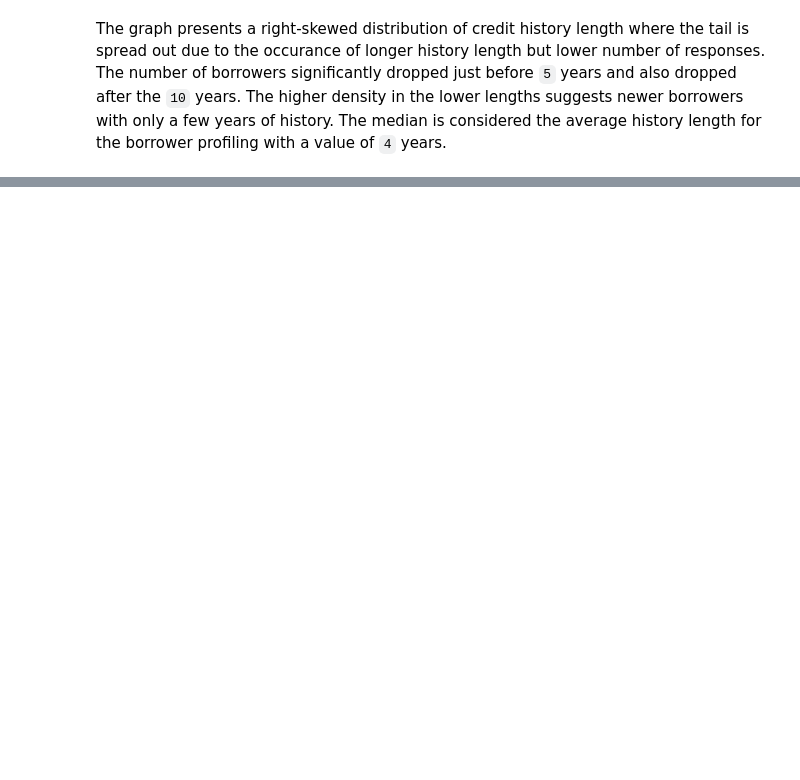
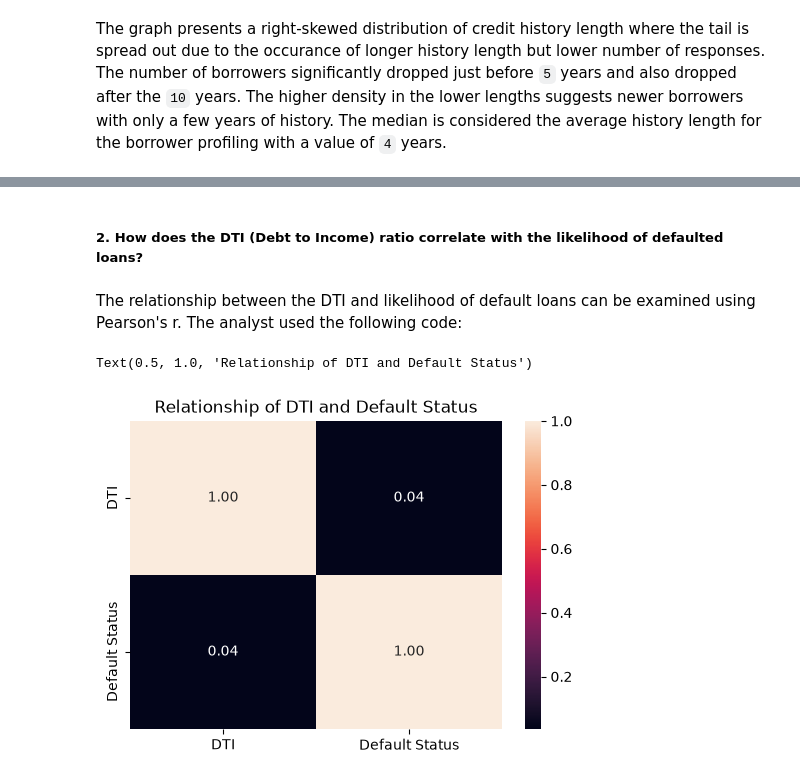
Before and after one commit to Lastlight10/credit_load_risk_data_analysis, a Jupyter notebook: 2_data_analysis_exploration.ipynb, the cells around one changed output, grey strips where cells are left out. Saved outputs shown, nothing was run; the diff lists cells and outputs as text; code cells hidden in the pictures; blank space fills up the shorter version.

```diff
--- a/2_data_analysis_exploration.ipynb
+++ b/2_data_analysis_exploration.ipynb
@@ -938,0 +971,29 @@ The graph presents a right-skewed distribution of credit history length where th
+# %% [markdown]
+##### 2. How does the DTI (Debt to Income) ratio correlate with the likelihood of defaulted loans?
+# %% [markdown]
+The relationship between the DTI and likelihood of default loans can be examined using Pearson's r. The analyst used the following code:
+# %%
+# Load dataset and assign the needed variables
+dataset = pd.read_csv('cleaned_credit_risk_dataset.csv')
+pearson = dataset[[
+  'Clean_loan_percent_income',
+  'Clean_cb_person_default_on_file'
+  ]].corr(method='pearson')
+
+# Change column and index names
+pearson = pearson.rename(columns={
+  'Clean_loan_percent_income':'DTI',
+  'Clean_cb_person_default_on_file':'Default Status'
+  })
+pearson = pearson.rename(index={
+  'Clean_loan_percent_income':'DTI',
+  'Clean_cb_person_default_on_file':'Default Status'
+  })
+
+# Create a heatmap
+fig, ax = plt.subplots(figsize=(6,4))
+sb.heatmap(pearson, annot=True, fmt='.2f')
+ax.set_title('Relationship of DTI and Default Status')
+# %% [output]
+Text(0.5, 1.0, 'Relationship of DTI and Default Status')
+[figure, added]
```
Also changed, not shown: parts of 10 cells of this notebook, 1 other file.
